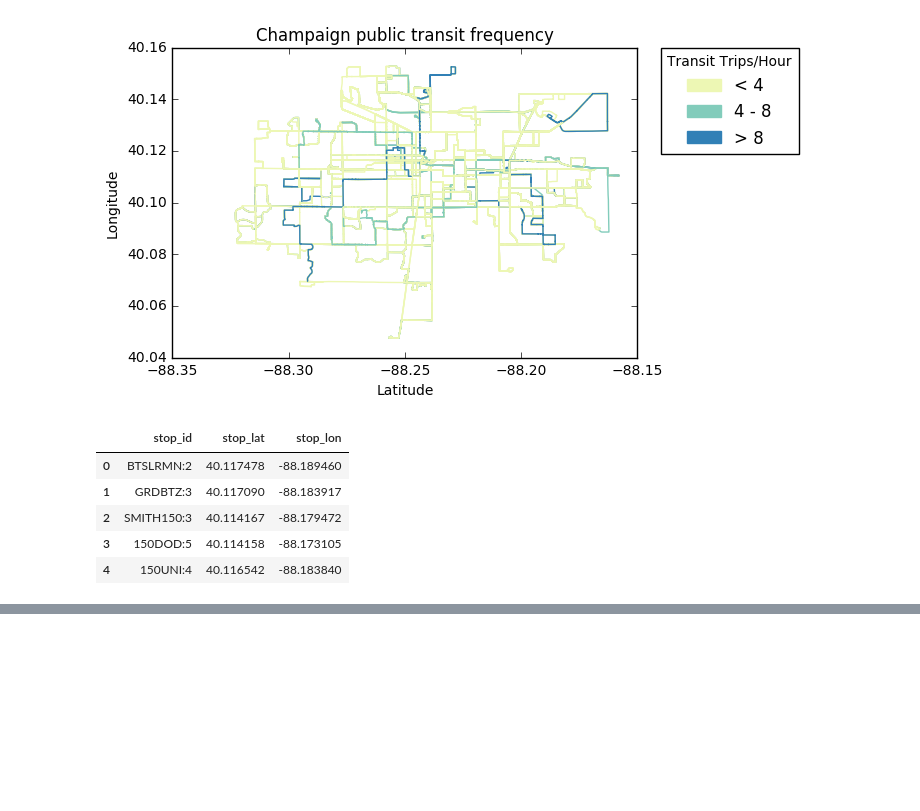
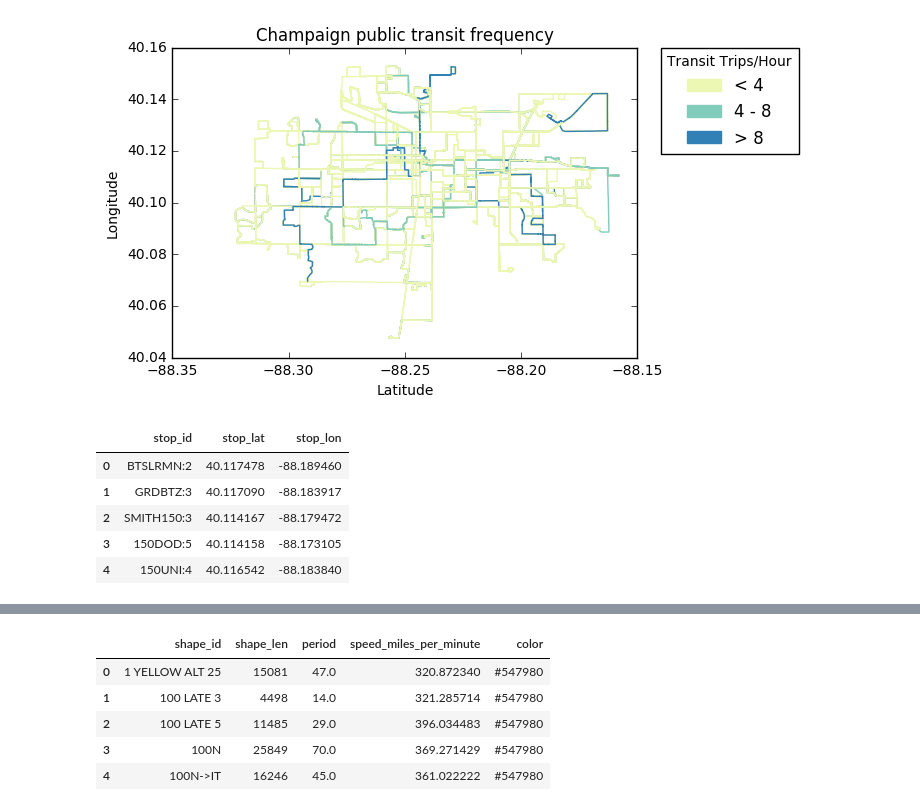
Before and after one commit to huilyu2/project-spring2017, a Jupyter notebook: part1/Trace+Tracking.ipynb, the cells around one changed output, grey strips where cells are left out. Cells and saved outputs as stored; diff of their text form; code cells hidden in the pictures; blank space fills up the shorter version.

```diff
--- a/part1/Trace+Tracking.ipynb
+++ b/part1/Trace+Tracking.ipynb
@@ -93,0 +99,10 @@ for name,group in df_spec_shape:
+# %%
+df_speed_color = pd.read_csv("speed_color.csv")
+df_speed_color.head()
+# %% [output]
+|  | shape_id | shape_len | period | speed_miles_per_minute | color |
+| 0 | 1 YELLOW ALT 25 | 15081 | 47.0 | 320.872340 | #547980 |
+| 1 | 100 LATE 3 | 4498 | 14.0 | 321.285714 | #547980 |
+| 2 | 100 LATE 5 | 11485 | 29.0 | 396.034483 | #547980 |
+| 3 | 100N | 25849 | 70.0 | 369.271429 | #547980 |
+| 4 | 100N->IT | 16246 | 45.0 | 361.022222 | #547980 |
```
Also changed, not shown: parts of 4 cells of this notebook, 2 other files.
